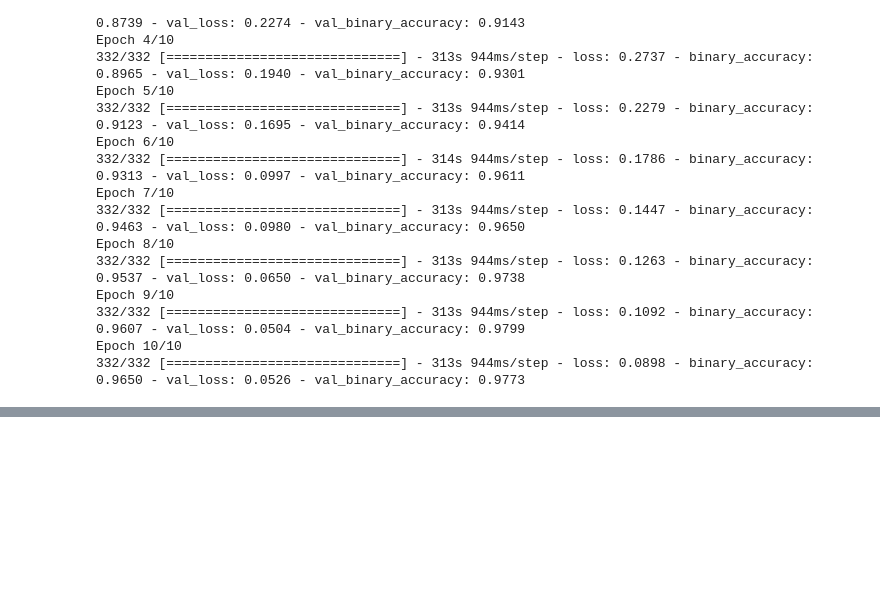
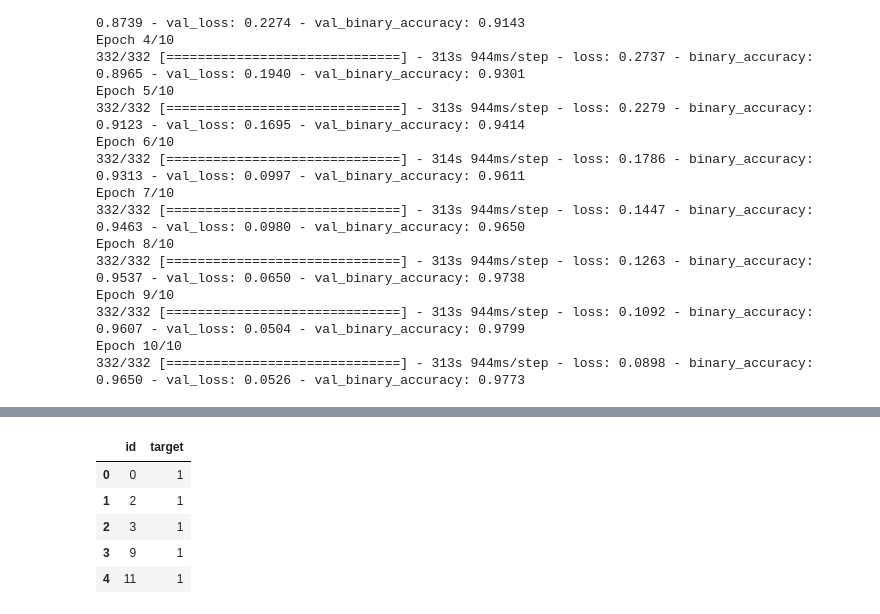
Before and after one commit to dibkb/mnist, a Jupyter notebook: disaster-tweets.ipynb, the cells around one changed output, grey strips where cells are left out. Drawn from its saved outputs; the diff is of its cells as text; code cells hidden in the pictures; blank space fills up the shorter version.

```diff
--- a/disaster-tweets.ipynb
+++ b/disaster-tweets.ipynb
@@ -659,3 +666,14 @@ test.head()
+# %%
+sample_sub = pd.read_csv('../input/nlp-getting-started/sample_submission.csv')
 # %%
 sub = pd.DataFrame({'id':sample_sub['id'].values.tolist(), 'target':test['target']})
 sub.to_csv('submission.csv', index=False)
+# %%
+sub.head()
+# %% [output]
+|  | id | target |
+| 0 | 0 | 1 |
+| 1 | 2 | 1 |
+| 2 | 3 | 1 |
+| 3 | 9 | 1 |
+| 4 | 11 | 1 |
```
Also changed, not shown: parts of 1 cell of this notebook.
